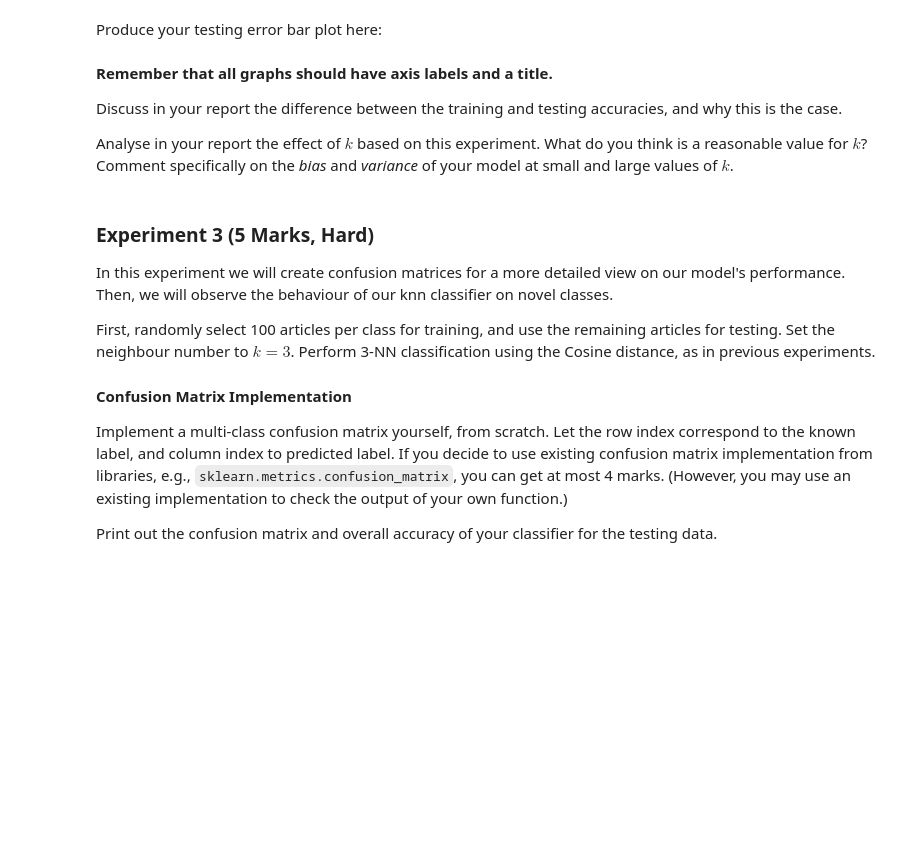
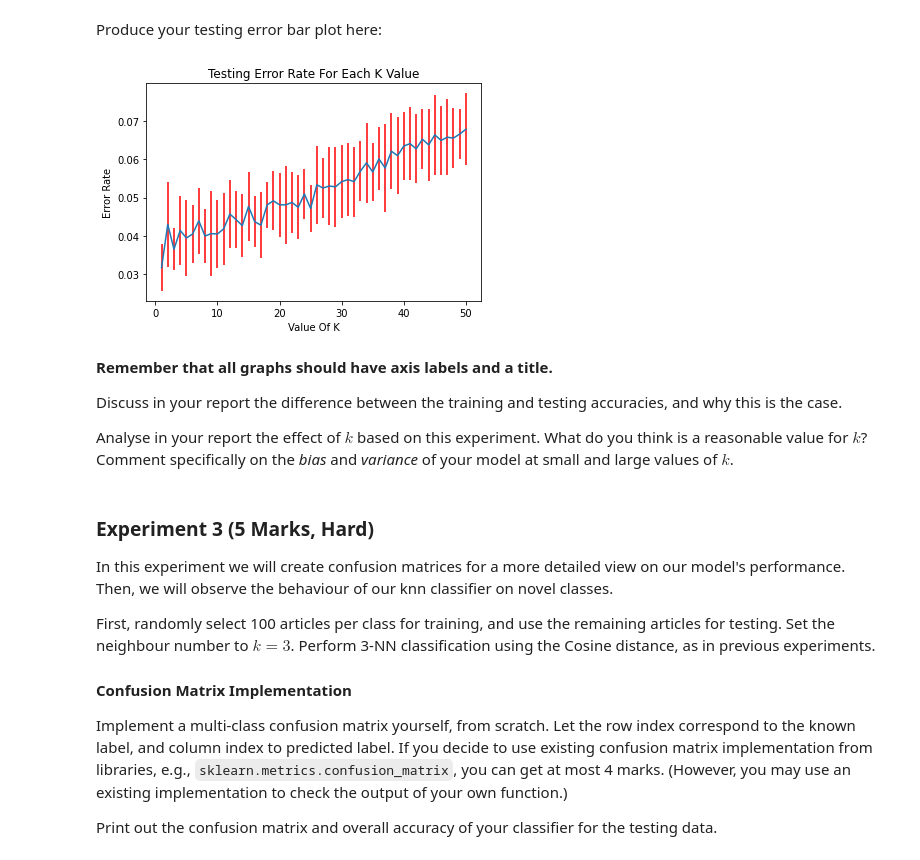
Before and after one commit to Georgegoodey/machineLearning, a Jupyter notebook: 24112-Lab1-S-Practice1.ipynb, the cells around one changed output. Cells and saved outputs as stored; diff of their text form; code cells hidden in the pictures; blank space fills up the shorter version.

```diff
--- a/24112-Lab1-S-Practice1.ipynb
+++ b/24112-Lab1-S-Practice1.ipynb
@@ -177,6 +208,3 @@ Fix a neighbour number setting as you see fit. Perform k-NN classification using
 
 Repeat this process 20 times (trials).
 Calculate the mean and standard deviation of the testing accuracies. Print out the mean and standard deviation.
-# %%
-# Your code goes here
-trainingSample = data[sample_indices(labels, 80, 80, 80, 80)]
@@ -212,3 +315,14 @@ Produce your testing error bar plot here:
+# %%
+x = range(1,51)
+y = errorRatesTest
+plt.xlabel('Value Of K')
+plt.ylabel('Error Rate')
+plt.errorbar(x, y, yerr=allStdTest, ecolor='r')
+
+plt.title('Testing Error Rate For Each K Value')
+plt.show()
+# %% [output]
+[figure, added]
 # %% [markdown]
 **Remember that all graphs should have axis labels and a title.**
 
```
Also changed, not shown: parts of 27 cells of this notebook, 1 other file.
